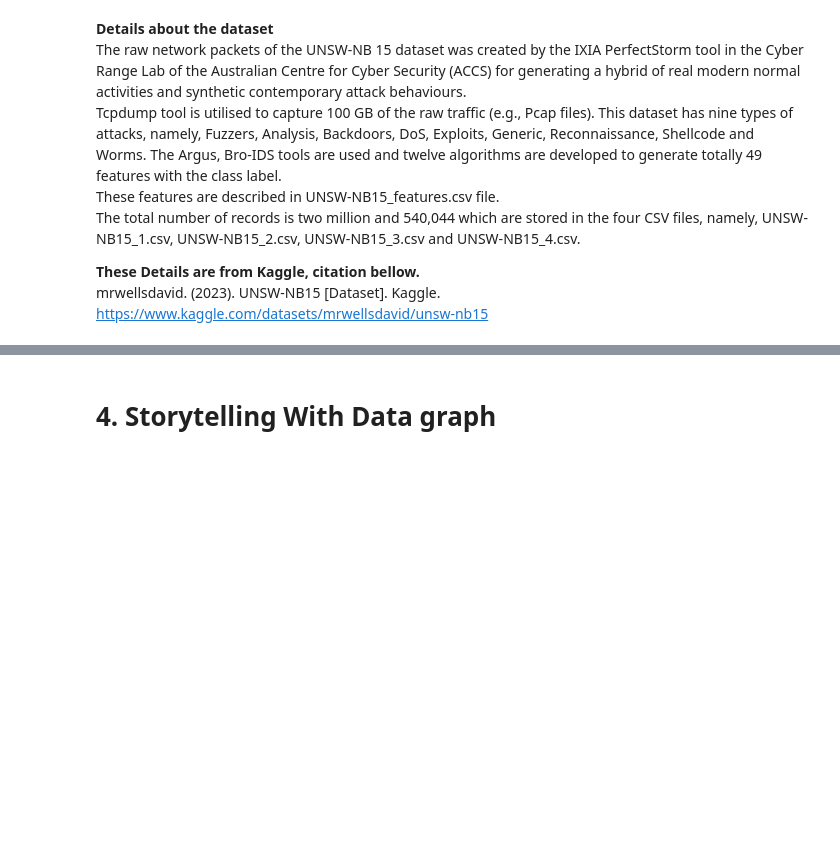
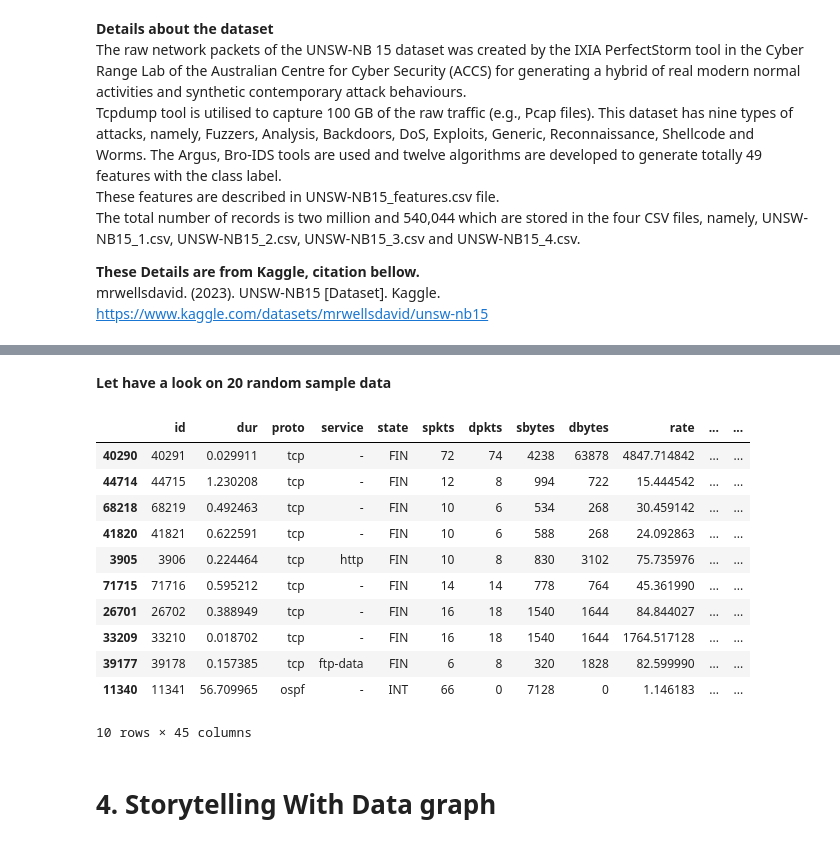
Before and after one commit to misrakm/BU, a Jupyter notebook: OMDS-ModB2-Week4-Misra-Koushikinath.ipynb, the cells around one changed output, grey strips where cells are left out. Drawn from its saved outputs; the diff is of its cells as text; code cells hidden in the pictures; blank space fills up the shorter version.

```diff
--- a/OMDS-ModB2-Week4-Misra-Koushikinath.ipynb
+++ b/OMDS-ModB2-Week4-Misra-Koushikinath.ipynb
@@ -274,0 +388,17 @@ mrwellsdavid. (2023). UNSW-NB15 [Dataset]. Kaggle. <br>https://www.kaggle.com/da
+# %% [markdown]
+<b>Let have a look on 20 random sample data
+# %%
+training_set.sample(n = 10)
+# %% [output]
+|  | id | dur | proto | service | state | spkts | dpkts | sbytes | dbytes | rate | ... | ... |
+| 40290 | 40291 | 0.029911 | tcp | - | FIN | 72 | 74 | 4238 | 63878 | 4847.714842 | ... | ... |
+| 44714 | 44715 | 1.230208 | tcp | - | FIN | 12 | 8 | 994 | 722 | 15.444542 | ... | ... |
+| 68218 | 68219 | 0.492463 | tcp | - | FIN | 10 | 6 | 534 | 268 | 30.459142 | ... | ... |
+| 41820 | 41821 | 0.622591 | tcp | - | FIN | 10 | 6 | 588 | 268 | 24.092863 | ... | ... |
+| 3905 | 3906 | 0.224464 | tcp | http | FIN | 10 | 8 | 830 | 3102 | 75.735976 | ... | ... |
+| 71715 | 71716 | 0.595212 | tcp | - | FIN | 14 | 14 | 778 | 764 | 45.361990 | ... | ... |
+| 26701 | 26702 | 0.388949 | tcp | - | FIN | 16 | 18 | 1540 | 1644 | 84.844027 | ... | ... |
+| 33209 | 33210 | 0.018702 | tcp | - | FIN | 16 | 18 | 1540 | 1644 | 1764.517128 | ... | ... |
+| 39177 | 39178 | 0.157385 | tcp | ftp-data | FIN | 6 | 8 | 320 | 1828 | 82.599990 | ... | ... |
+| 11340 | 11341 | 56.709965 | ospf | - | INT | 66 | 0 | 7128 | 0 | 1.146183 | ... | ... |
+10 rows × 45 columns
```
Also changed, not shown: parts of 10 cells of this notebook.
